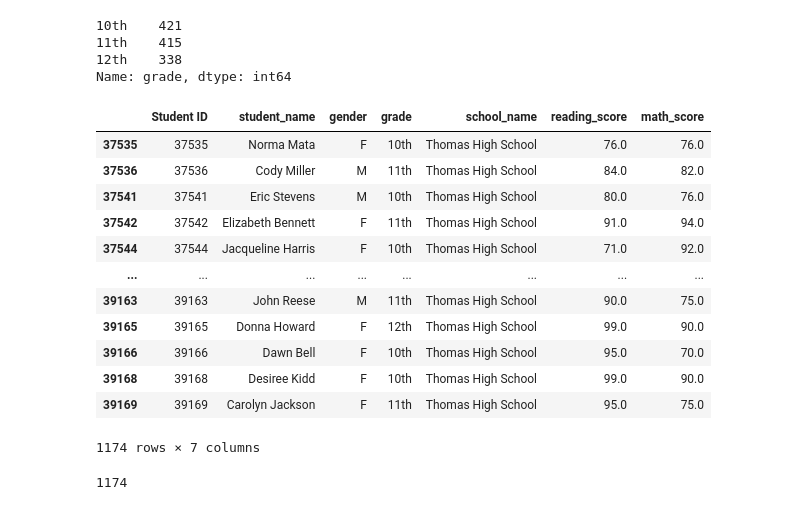
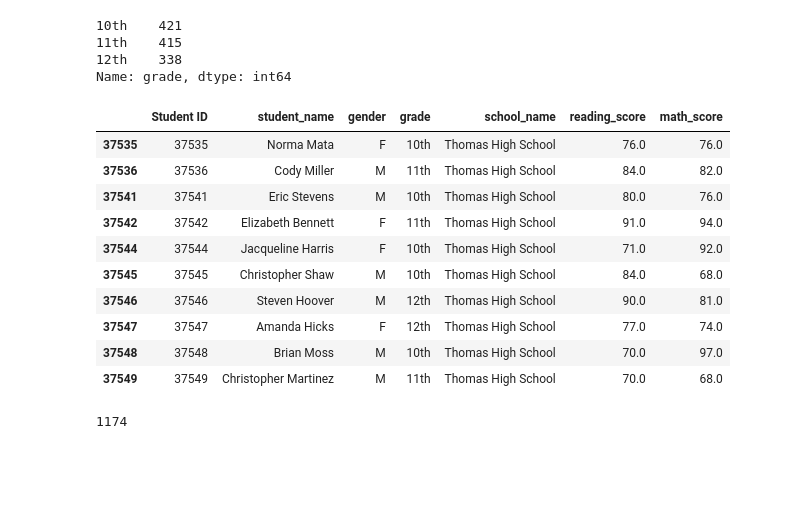
Before and after one commit to smilesandsobs/School_District_Analysis, a Jupyter notebook: PyCitySchools_Challenge.ipynb, the cells around one changed output. Cells and saved outputs as stored; diff of their text form; code cells hidden in the pictures; blank space fills up the shorter version.

```diff
--- a/PyCitySchools_Challenge.ipynb
+++ b/PyCitySchools_Challenge.ipynb
@@ -252,21 +252,19 @@ THSgrade_numbers
 Name: grade, dtype: int64
 # %%
 THS_numbers =student_data_df.loc[(student_data_df["school_name"] == "Thomas High School") & (student_data_df["grade"] != "9th")]
-THS_numbers
+THS_numbers.head(10)
 # %% [output]
 |  | Student ID | student_name | gender | grade | school_name | reading_score | math_score |
 | 37535 | 37535 | Norma Mata | F | 10th | Thomas High School | 76.0 | 76.0 |
 | 37536 | 37536 | Cody Miller | M | 11th | Thomas High School | 84.0 | 82.0 |
 | 37541 | 37541 | Eric Stevens | M | 10th | Thomas High School | 80.0 | 76.0 |
 | 37542 | 37542 | Elizabeth Bennett | F | 11th | Thomas High School | 91.0 | 94.0 |
 | 37544 | 37544 | Jacqueline Harris | F | 10th | Thomas High School | 71.0 | 92.0 |
-| ... | ... | ... | ... | ... | ... | ... | ... |
-| 39163 | 39163 | John Reese | M | 11th | Thomas High School | 90.0 | 75.0 |
-| 39165 | 39165 | Donna Howard | F | 12th | Thomas High School | 99.0 | 90.0 |
-| 39166 | 39166 | Dawn Bell | F | 10th | Thomas High School | 95.0 | 70.0 |
-| 39168 | 39168 | Desiree Kidd | F | 10th | Thomas High School | 99.0 | 90.0 |
-| 39169 | 39169 | Carolyn Jackson | F | 11th | Thomas High School | 95.0 | 75.0 |
+| 37545 | 37545 | Christopher Shaw | M | 10th | Thomas High School | 84.0 | 68.0 |
+| 37546 | 37546 | Steven Hoover | M | 12th | Thomas High School | 90.0 | 81.0 |
+| 37547 | 37547 | Amanda Hicks | F | 12th | Thomas High School | 77.0 | 74.0 |
+| 37548 | 37548 | Brian Moss | M | 10th | Thomas High School | 70.0 | 97.0 |
+| 37549 | 37549 | Christopher Martinez | M | 11th | Thomas High School | 70.0 | 68.0 |
-1174 rows × 7 columns
 # %%
 THS_student_count = THS_numbers["student_name"].count()
 THS_student_count
```
Also changed, not shown: parts of 20 cells of this notebook, 7 other files.
